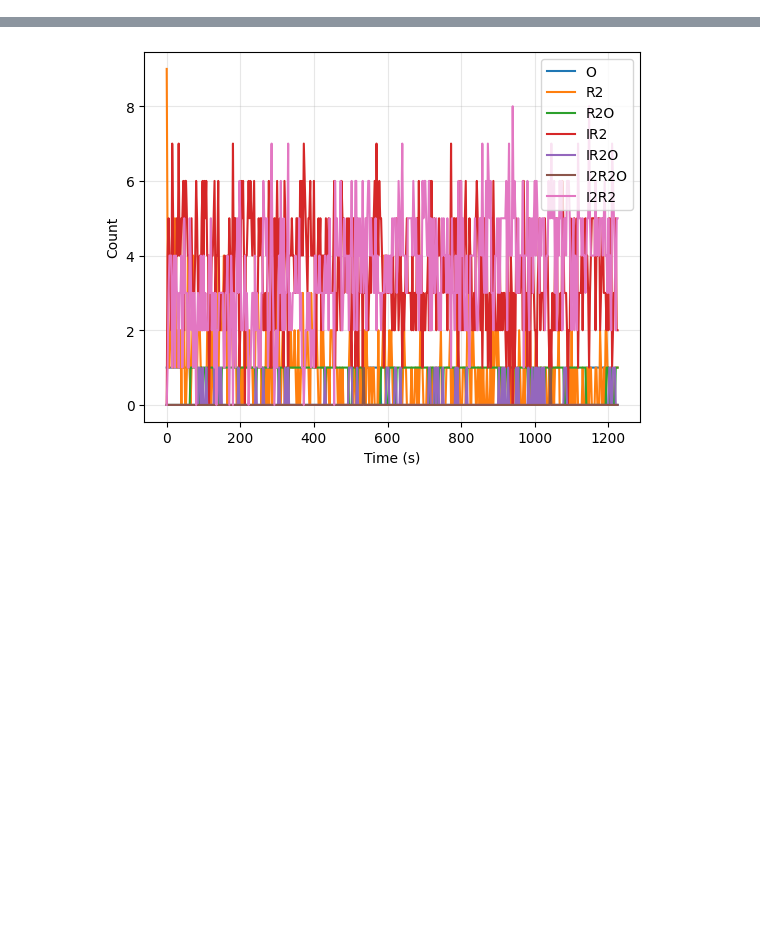
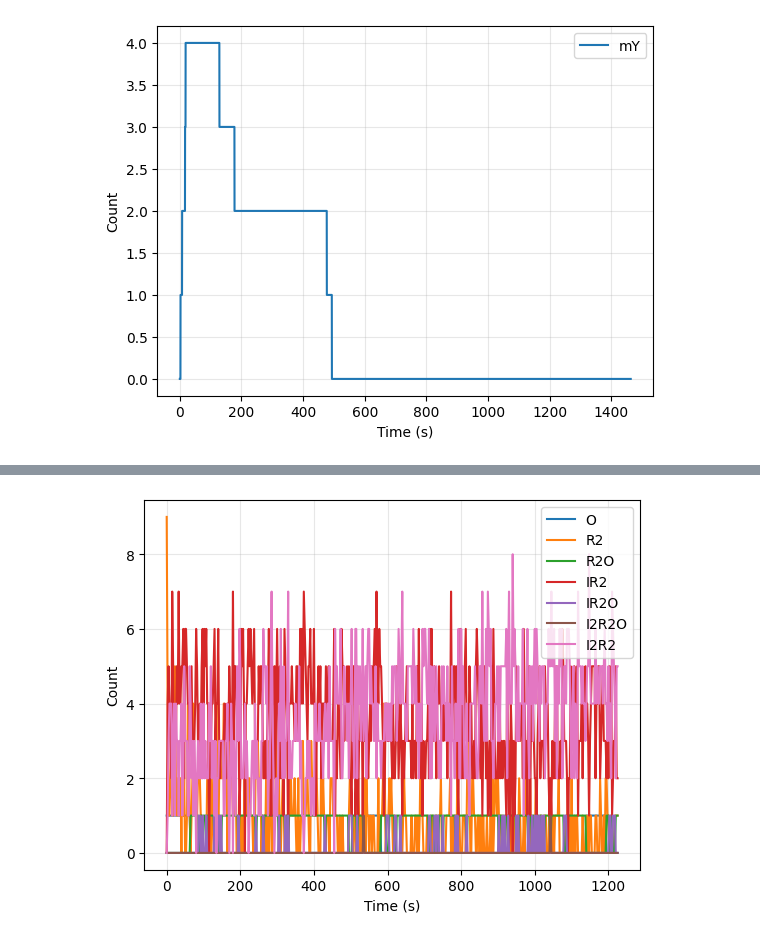
Before and after one commit to darrenjhsu/redicell_framework, a Jupyter notebook: Analysis.ipynb, the cells around one changed output, grey strips where cells are left out. Saved outputs shown, nothing was run; the diff lists cells and outputs as text; code cells hidden in the pictures; blank space fills up the shorter version.

```diff
--- a/Analysis.ipynb
+++ b/Analysis.ipynb
@@ -46,0 +61,4 @@ array([ 0.,  0.,  0.,  1.,  2.,  2.,  3.,  5.,  5.,  5.,  6.,  6.,  6.,
+# %%
+plot_file('0.0uM_1-2023-12-30-22-51-16.hdf5', ['mY'])
+# %% [output]
+[figure, added]
```
Also changed, not shown: parts of 23 cells of this notebook.
